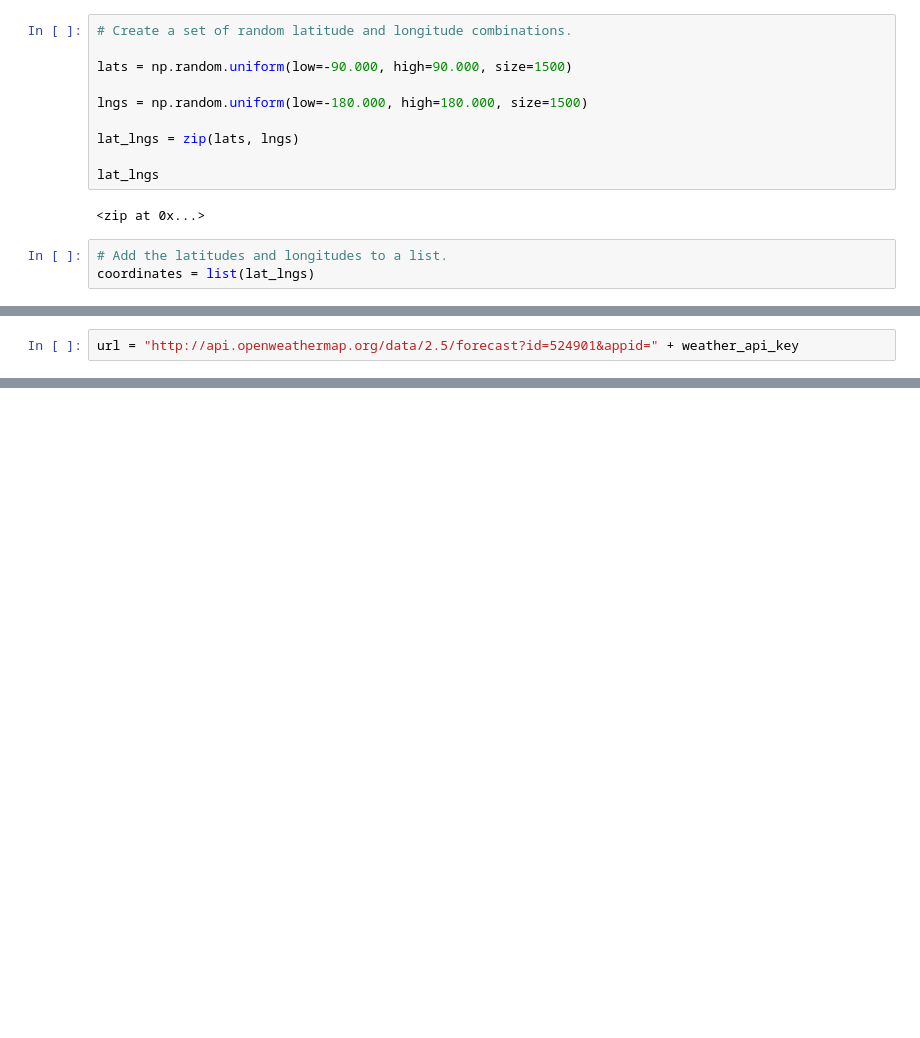
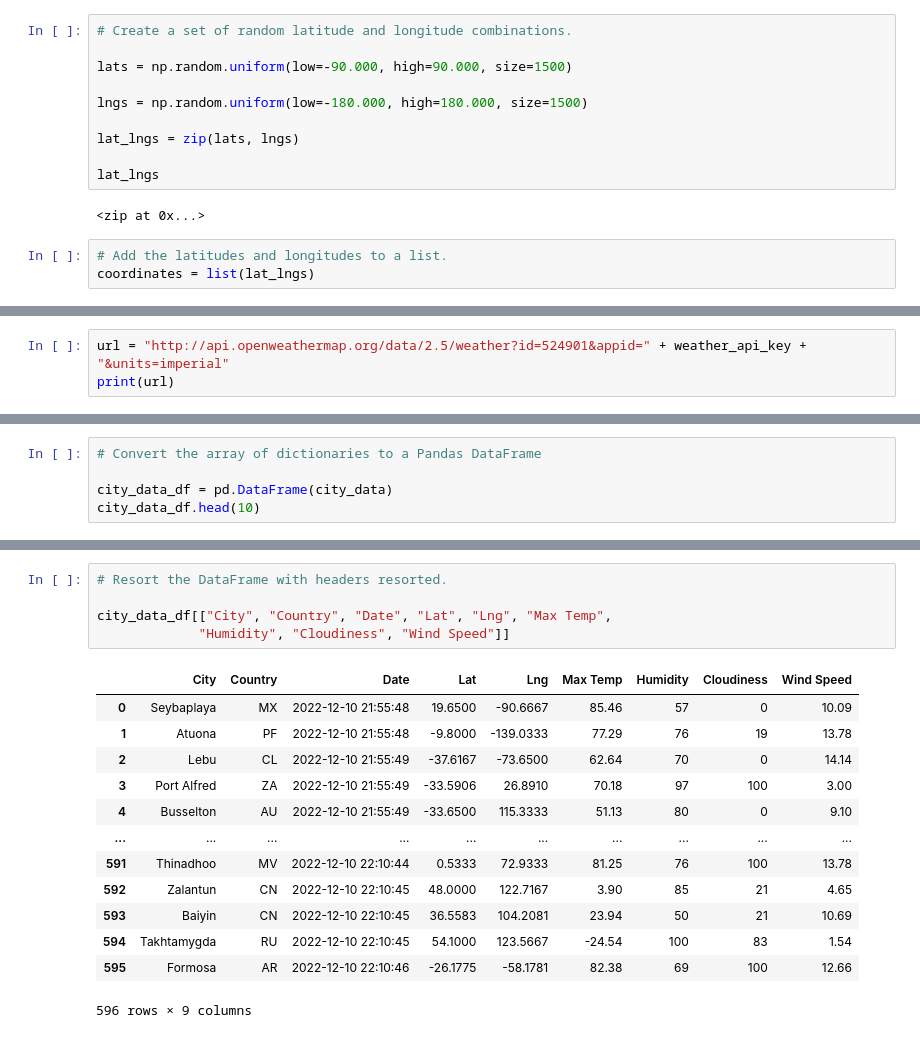
Before and after one commit to davidbowen87/World_Weather_Analysis, a Jupyter notebook: WeatherPy.ipynb, the cells around one changed output, grey strips where cells are left out. Drawn from its saved outputs; the diff is of its cells as text; blank space fills up the shorter version.

```diff
--- a/WeatherPy.ipynb
+++ b/WeatherPy.ipynb
@@ -75,2 +77,3 @@ len(cities)
 # %%
-url = "http://api.openweathermap.org/data/2.5/forecast?id=524901&appid=" + weather_api_key
+url = "http://api.openweathermap.org/data/2.5/weather?id=524901&appid=" + weather_api_key + "&units=imperial"
+print(url)
@@ -171,0 +181,5 @@ Data Retrieval Complete
+# %%
+# Convert the array of dictionaries to a Pandas DataFrame
+
+city_data_df = pd.DataFrame(city_data)
+city_data_df.head(10)
@@ -171,0 +198,19 @@ Data Retrieval Complete
+# %%
+# Resort the DataFrame with headers resorted.
+
+city_data_df[["City", "Country", "Date", "Lat", "Lng", "Max Temp",
+             "Humidity", "Cloudiness", "Wind Speed"]]
+# %% [output]
+|  | City | Country | Date | Lat | Lng | Max Temp | Humidity | Cloudiness | Wind Speed |
+| 0 | Seybaplaya | MX | 2022-12-10 21:55:48 | 19.6500 | -90.6667 | 85.46 | 57 | 0 | 10.09 |
+| 1 | Atuona | PF | 2022-12-10 21:55:48 | -9.8000 | -139.0333 | 77.29 | 76 | 19 | 13.78 |
+| 2 | Lebu | CL | 2022-12-10 21:55:49 | -37.6167 | -73.6500 | 62.64 | 70 | 0 | 14.14 |
+| 3 | Port Alfred | ZA | 2022-12-10 21:55:49 | -33.5906 | 26.8910 | 70.18 | 97 | 100 | 3.00 |
+| 4 | Busselton | AU | 2022-12-10 21:55:49 | -33.6500 | 115.3333 | 51.13 | 80 | 0 | 9.10 |
+| ... | ... | ... | ... | ... | ... | ... | ... | ... | ... |
+| 591 | Thinadhoo | MV | 2022-12-10 22:10:44 | 0.5333 | 72.9333 | 81.25 | 76 | 100 | 13.78 |
+| 592 | Zalantun | CN | 2022-12-10 22:10:45 | 48.0000 | 122.7167 | 3.90 | 85 | 21 | 4.65 |
+| 593 | Baiyin | CN | 2022-12-10 22:10:45 | 36.5583 | 104.2081 | 23.94 | 50 | 21 | 10.69 |
+| 594 | Takhtamygda | RU | 2022-12-10 22:10:45 | 54.1000 | 123.5667 | -24.54 | 100 | 83 | 1.54 |
+| 595 | Formosa | AR | 2022-12-10 22:10:46 | -26.1775 | -58.1781 | 82.38 | 69 | 100 | 12.66 |
+596 rows × 9 columns
```
Also changed, not shown: parts of 8 cells of this notebook, 1 other file.
